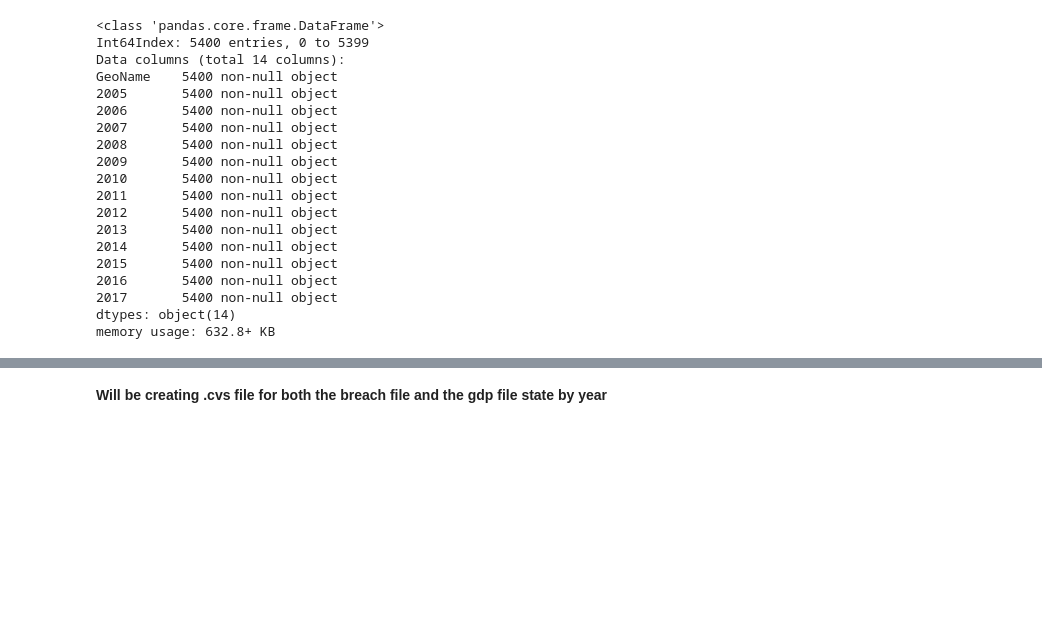
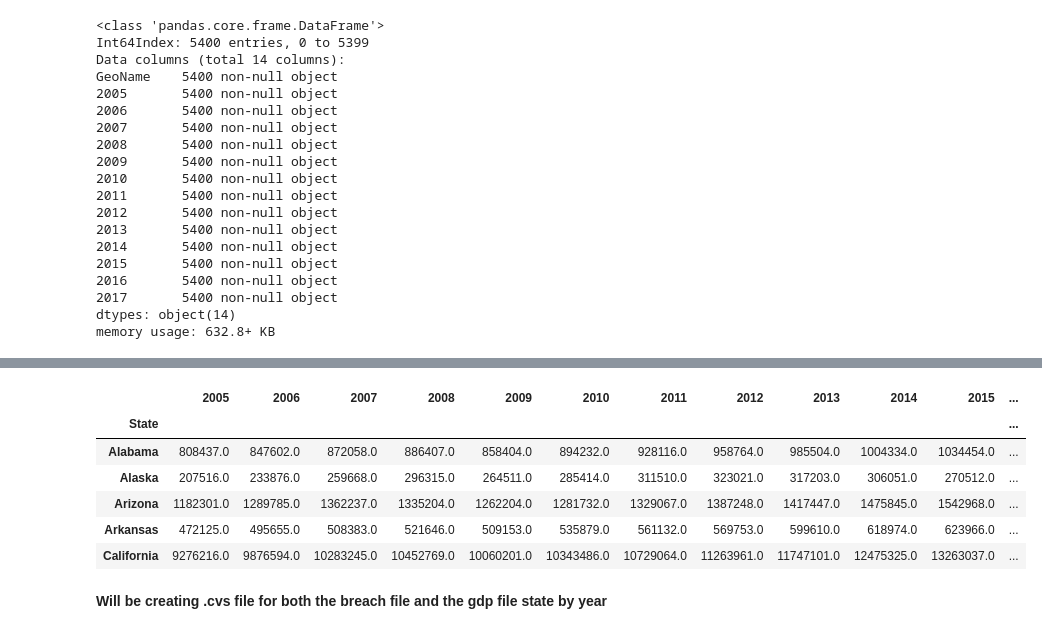
Before and after one commit to dmrod01/Capstone, a Jupyter notebook: Data_Breaches_Cleaning_Transformation.ipynb, the cells around one changed output, grey strips where cells are left out. Cells and saved outputs as stored; diff of their text form; code cells hidden in the pictures; blank space fills up the shorter version.

```diff
--- a/Data_Breaches_Cleaning_Transformation.ipynb
+++ b/Data_Breaches_Cleaning_Transformation.ipynb
@@ -691,3 +754,6 @@ new_gp['2008'] = new_gp['2008'].replace(['(NA)'], '0')
 new_gp['2007'] = new_gp['2007'].replace(['(NA)'], '0')
 new_gp['2006'] = new_gp['2006'].replace(['(NA)'], '0')
 new_gp['2005'] = new_gp['2005'].replace(['(NA)'], '0')
+# %%
+new_gp = new_gp.where((pd.notnull(new_gp)), '0')
+new_gp.isnull().sum()
@@ -750,0 +813,3 @@ new_gp.groupby('GeoName').sum()
+# %%
+# rename columns Type of organization:    Organization_Type
+new_gp = new_gp.rename(columns={'GeoName': 'State'})
@@ -751,2 +826,14 @@ new_gp.groupby('GeoName').sum()
+# %%
+# Sum State and annual GDP and create new dataframe
+tot_gp = new_gp.groupby('State').sum()
+tot_gp.head()
+# %% [output]
+|  | 2005 | 2006 | 2007 | 2008 | 2009 | 2010 | 2011 | 2012 | 2013 | 2014 | 2015 | ... |
+| State |  |  |  |  |  |  |  |  |  |  |  | ... |
+| Alabama | 808437.0 | 847602.0 | 872058.0 | 886407.0 | 858404.0 | 894232.0 | 928116.0 | 958764.0 | 985504.0 | 1004334.0 | 1034454.0 | ... |
+| Alaska | 207516.0 | 233876.0 | 259668.0 | 296315.0 | 264511.0 | 285414.0 | 311510.0 | 323021.0 | 317203.0 | 306051.0 | 270512.0 | ... |
+| Arizona | 1182301.0 | 1289785.0 | 1362237.0 | 1335204.0 | 1262204.0 | 1281732.0 | 1329067.0 | 1387248.0 | 1417447.0 | 1475845.0 | 1542968.0 | ... |
+| Arkansas | 472125.0 | 495655.0 | 508383.0 | 521646.0 | 509153.0 | 535879.0 | 561132.0 | 569753.0 | 599610.0 | 618974.0 | 623966.0 | ... |
+| California | 9276216.0 | 9876594.0 | 10283245.0 | 10452769.0 | 10060201.0 | 10343486.0 | 10729064.0 | 11263961.0 | 11747101.0 | 12475325.0 | 13263037.0 | ... |
 # %% [markdown]
 **Will be creating .cvs file for both the breach file and the gdp file state by year**
```
Also changed, not shown: parts of 36 cells of this notebook, 1 other file.
